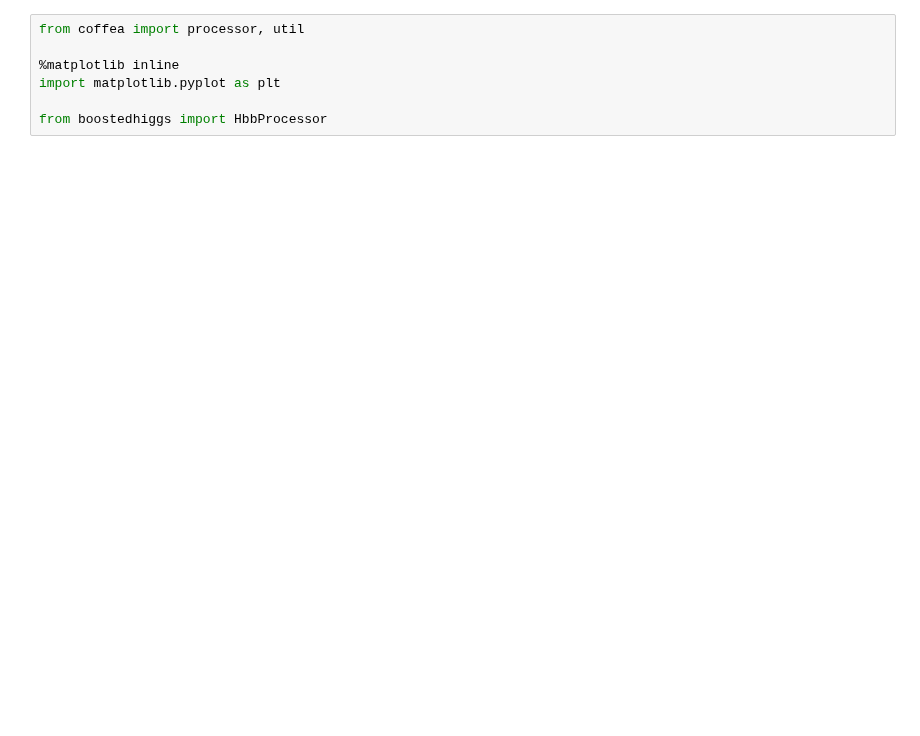
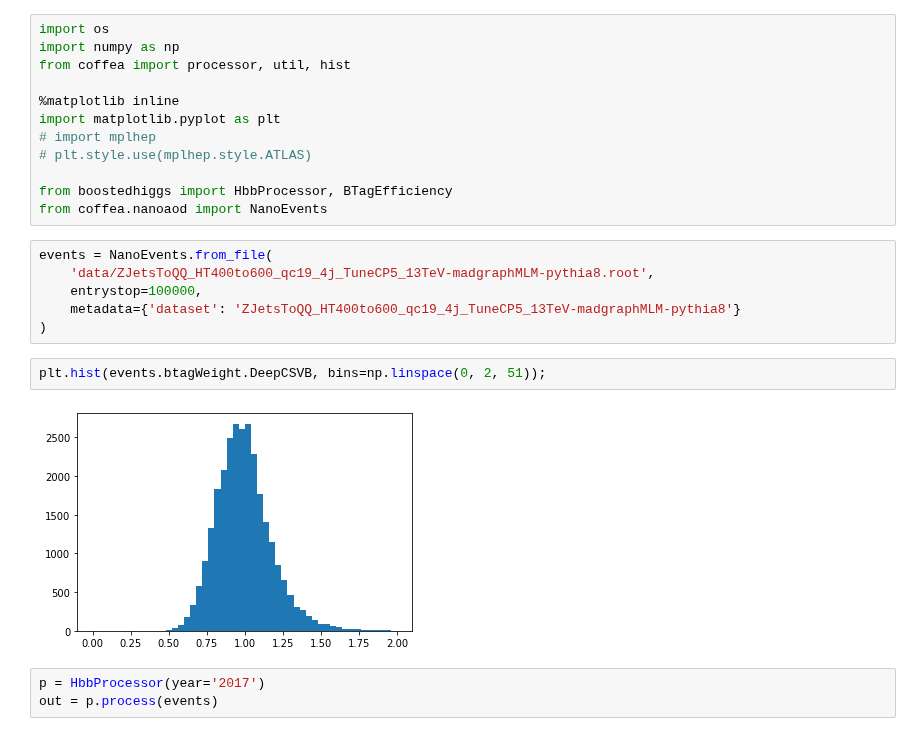
Before and after one commit to nsmith-/boostedhiggs, a Jupyter notebook: binder/hbbprocessor.ipynb, the cells around one changed output. Saved outputs shown, nothing was run; the diff lists cells and outputs as text; blank space fills up the shorter version.

```diff
--- a/binder/hbbprocessor.ipynb
+++ b/binder/hbbprocessor.ipynb
@@ -1,7 +1,25 @@
 # %%
-from coffea import processor, util
+import os
+import numpy as np
+from coffea import processor, util, hist
 
 %matplotlib inline
 import matplotlib.pyplot as plt
+# import mplhep
+# plt.style.use(mplhep.style.ATLAS)
 
-from boostedhiggs import HbbProcessor
+from boostedhiggs import HbbProcessor, BTagEfficiency
+from coffea.nanoaod import NanoEvents
+# %%
+events = NanoEvents.from_file(
+    'data/ZJetsToQQ_HT400to600_qc19_4j_TuneCP5_13TeV-madgraphMLM-pythia8.root',
+    entrystop=100000,
+    metadata={'dataset': 'ZJetsToQQ_HT400to600_qc19_4j_TuneCP5_13TeV-madgraphMLM-pythia8'}
+)
+# %%
+plt.hist(events.btagWeight.DeepCSVB, bins=np.linspace(0, 2, 51));
+# %% [output]
+[figure, added]
+# %%
+p = HbbProcessor(year='2017')
+out = p.process(events)
```
Also changed, not shown: parts of 18 cells of this notebook, 2 other files.
